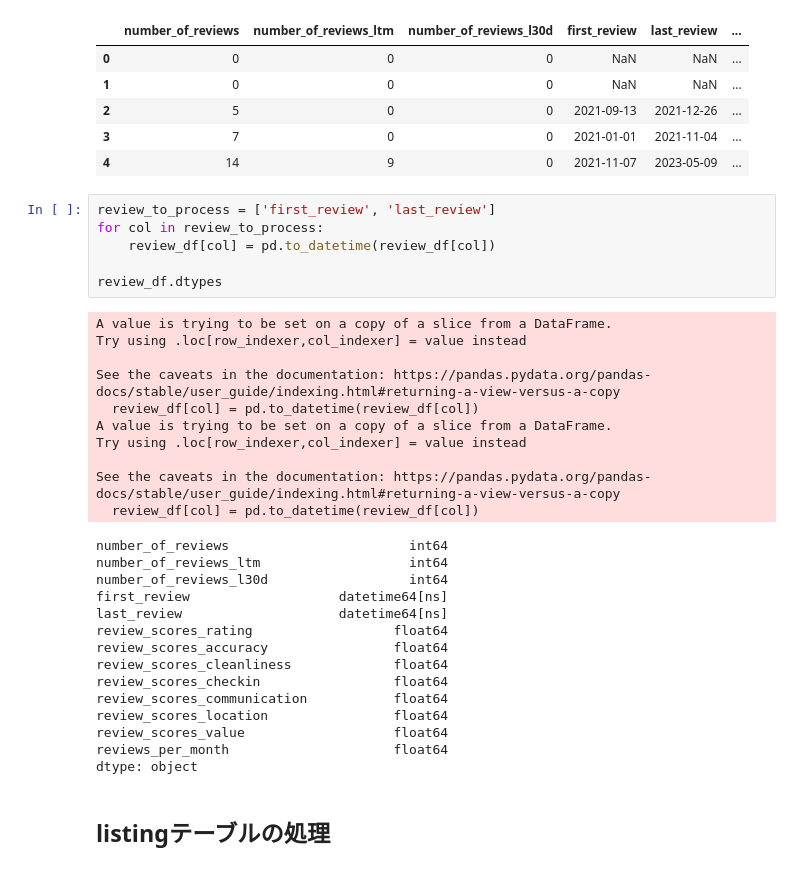
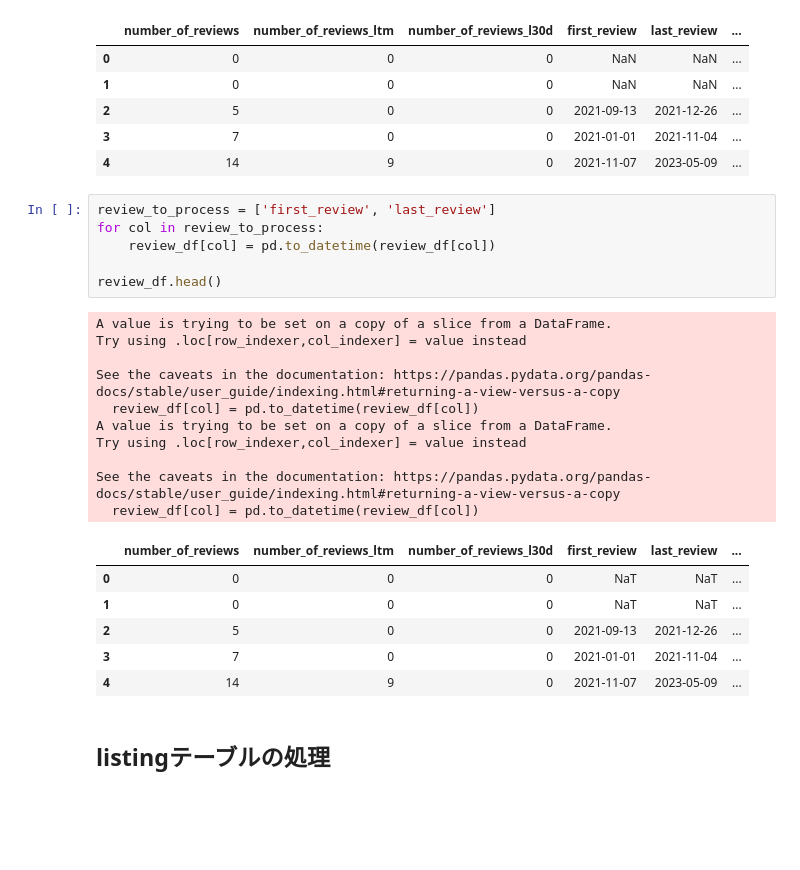
Before and after one commit to rksinagaki/project_glue, a Jupyter notebook: src/test.ipynb, the cells around one changed output. Drawn from its saved outputs; the diff is of its cells as text; blank space fills up the shorter version.

```diff
--- a/src/test.ipynb
+++ b/src/test.ipynb
@@ -127,34 +136,26 @@ review_df.head()
 # %%
 review_to_process = ['first_review', 'last_review']
 for col in review_to_process:
     review_df[col] = pd.to_datetime(review_df[col])
 
-review_df.dtypes
+review_df.head()
 # %% [output]
 A value is trying to be set on a copy of a slice from a DataFrame.
 Try using .loc[row_indexer,col_indexer] = value instead
 
 See the caveats in the documentation: https://pandas.pydata.org/pandas-docs/stable/user_guide/indexing.html#returning-a-view-versus-a-copy
   review_df[col] = pd.to_datetime(review_df[col])
 A value is trying to be set on a copy of a slice from a DataFrame.
 Try using .loc[row_indexer,col_indexer] = value instead
 
 See the caveats in the documentation: https://pandas.pydata.org/pandas-docs/stable/user_guide/indexing.html#returning-a-view-versus-a-copy
   review_df[col] = pd.to_datetime(review_df[col])
-number_of_reviews                       int64
-number_of_reviews_ltm                   int64
-number_of_reviews_l30d                  int64
-first_review                   datetime64[ns]
-last_review                    datetime64[ns]
-review_scores_rating                  float64
-review_scores_accuracy                float64
-review_scores_cleanliness             float64
-review_scores_checkin                 float64
-review_scores_communication           float64
-review_scores_location                float64
-review_scores_value                   float64
-reviews_per_month                     float64
-dtype: object
+|  | number_of_reviews | number_of_reviews_ltm | number_of_reviews_l30d | first_review | last_review | ... |
+| 0 | 0 | 0 | 0 | NaT | NaT | ... |
+| 1 | 0 | 0 | 0 | NaT | NaT | ... |
+| 2 | 5 | 0 | 0 | 2021-09-13 | 2021-12-26 | ... |
+| 3 | 7 | 0 | 0 | 2021-01-01 | 2021-11-04 | ... |
+| 4 | 14 | 9 | 0 | 2021-11-07 | 2023-05-09 | ... |
 # %% [markdown]
 ## listingテーブルの処理
 # %%
```
Also changed, not shown: parts of 4 cells of this notebook, 5 other files.
